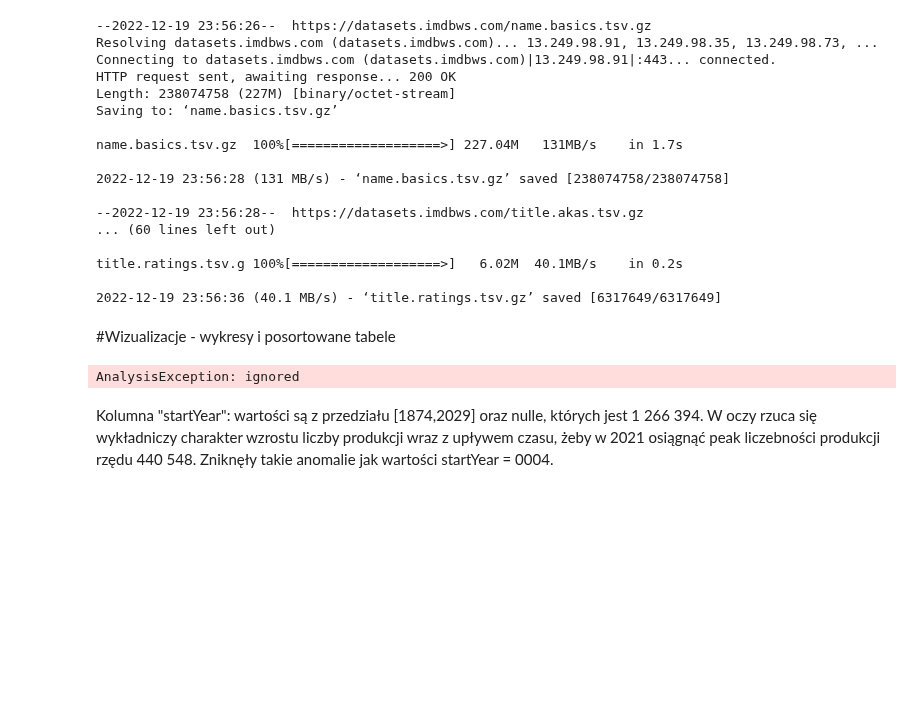
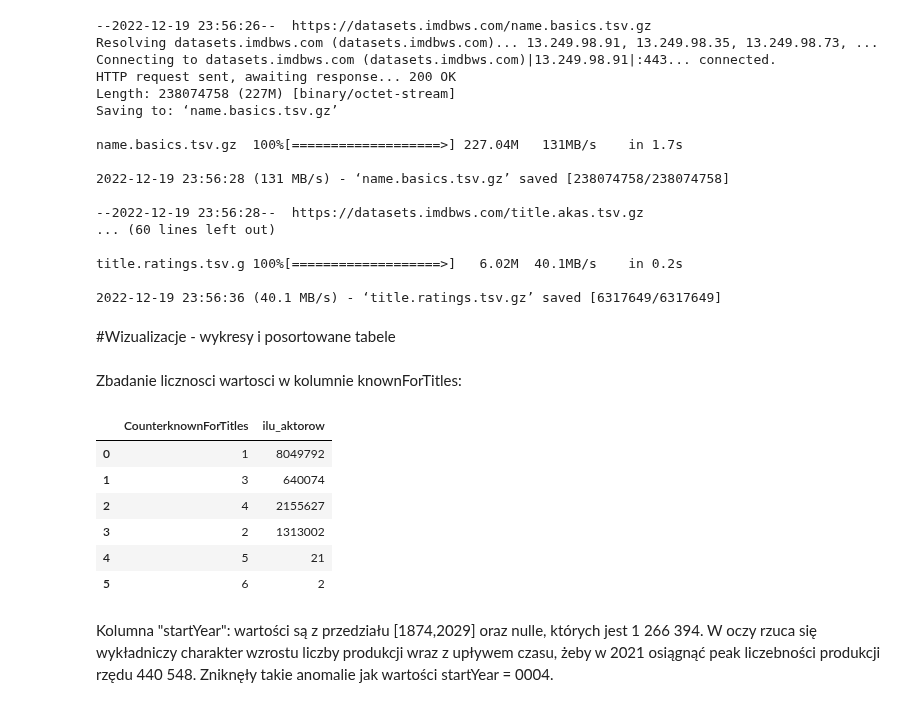
Before and after one commit to PiotrMaciejKowalski/BigData2022-actors, a Jupyter notebook: colabs/Wizualizacje_analiza.ipynb, the cells around one changed output. Drawn from its saved outputs; the diff is of its cells as text; code cells hidden in the pictures; blank space fills up the shorter version.

Commit message:
Wybrane wizualizacje data setu - kolumny knownForTitles startYear endYear

```diff
--- a/colabs/Wizualizacje_analiza.ipynb
+++ b/colabs/Wizualizacje_analiza.ipynb
@@ -87,10 +93,18 @@ df_title_basic.createOrReplaceTempView('df_title_basic')
 # %% [markdown]
 #Wizualizacje - wykresy i posortowane tabele
+# %% [markdown]
+Zbadanie licznosci wartosci w kolumnie knownForTitles:
 # %%
-Appearances = spark.sql("""SELECT (LENGTH(knownForTitles) - LENGTH(REPLACE(knownForTitles,",","")) + 1) AS CounterknownForTitles, count(*) as ilu_aktorow from df_title_basic group by CounterknownForTitles""").toPandas()
+Appearances = spark.sql("""SELECT (LENGTH(knownForTitles) - LENGTH(REPLACE(knownForTitles,",","")) + 1) AS CounterknownForTitles, count(*) as ilu_aktorow from df_name_basics group by CounterknownForTitles""").toPandas()
 Appearances
 # %% [output]
-AnalysisException: ignored
+|  | CounterknownForTitles | ilu_aktorow |
+| 0 | 1 | 8049792 |
+| 1 | 3 | 640074 |
+| 2 | 4 | 2155627 |
+| 3 | 2 | 1313002 |
+| 4 | 5 | 21 |
+| 5 | 6 | 2 |
 # %% [markdown]
 Kolumna "startYear":
 wartości są z przedziału [1874,2029] oraz nulle, których jest 1 266 394. W oczy rzuca się wykładniczy charakter wzrostu liczby produkcji wraz z upływem czasu, żeby w 2021 osiągnąć peak liczebności produkcji rzędu 440 548.
```
Also changed, not shown: parts of 2 cells of this notebook.
